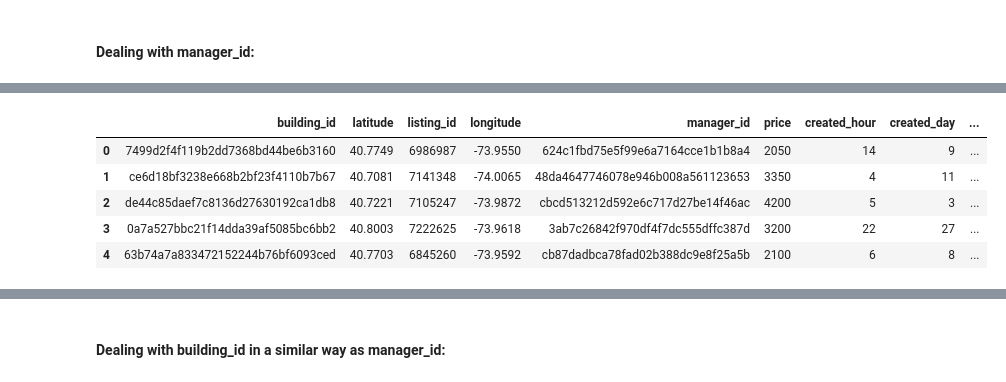
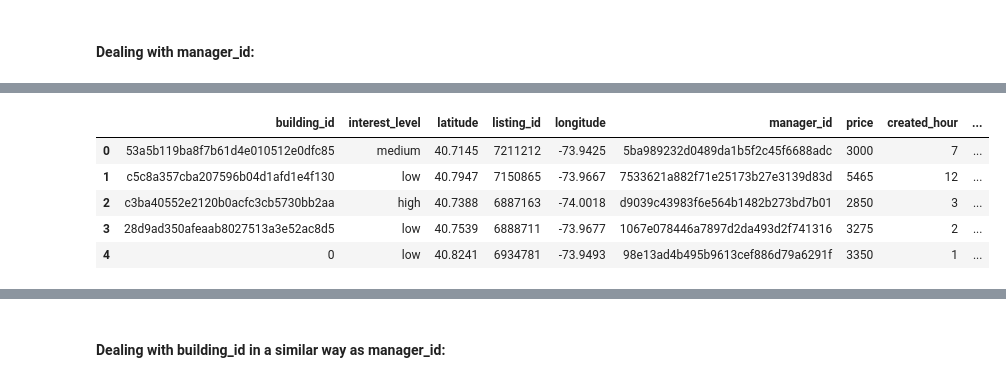
Before and after one commit to Ian-Dzindo01/Rental-Listing-Inquiries, a Jupyter notebook: Rent_listing_inqs.ipynb, the cells around one changed output, grey strips where cells are left out. Drawn from its saved outputs; the diff is of its cells as text; code cells hidden in the pictures.

```diff
--- a/Rent_listing_inqs.ipynb
+++ b/Rent_listing_inqs.ipynb
@@ -114,0 +75,5 @@ X_train.head()
+# %%
+df100 = train_df[['manager_id','interest_level']]
+interest_dummies = pd.get_dummies(df100['interest_level'])
+df100 = pd.concat([df100,interest_dummies[['low','medium','high']]], axis = 1).drop('interest_level', axis = 1)
+df100.head()
@@ -114,0 +87,6 @@ X_train.head()
+# %%
+gby = pd.concat([df100.groupby('manager_id').mean(),df100.groupby('manager_id').count()], axis = 1).iloc[:,:-2]
+gby.columns = ['man_low_frac','man_medium_frac','man_high_frac','man_count']
+# %%
+gby['manager_skill'] = gby['man_medium_frac']*1 + gby['man_high_frac']*2
+gby.sort_values(by = 'man_count', ascending = False).head()
@@ -114,0 +101,4 @@ X_train.head()
+# %%
+
+mean_values = gby[['man_low_frac','man_medium_frac','man_high_frac','manager_skill']].mean()
+mean_values
@@ -115,13 +133,13 @@ X_train.head()
 # %%
-# add the features computed on the training dataset to the validation dataset
-X_test = X_test.merge(temp.reset_index(),how='left', left_on='manager_id', right_on='manager_id')
-new_manager_ixes = X_test['man_high_frac'].isnull()
-X_test.loc[new_manager_ixes,['man_high_frac','man_low_frac', 'man_medium_frac','manager_skill']] = mean_values.values
-X_test.head()
+# add the features computed on the training dataset to the test_df dataset
+test_df = train_df.merge(gby.reset_index(),how='left', left_on='manager_id', right_on='manager_id')
+new_manager_ixes = test_df['man_high_frac'].isnull()
+test_df.loc[new_manager_ixes,['man_high_frac','man_low_frac', 'man_medium_frac','manager_skill']] = mean_values.values
+test_df.head()
 # %% [output]
-|  | building_id | latitude | listing_id | longitude | manager_id | price | created_hour | created_day | ... |
-| 0 | 7499d2f4f119b2dd7368bd44be6b3160 | 40.7749 | 6986987 | -73.9550 | 624c1fbd75e5f99e6a7164cce1b1b8a4 | 2050 | 14 | 9 | ... |
-| 1 | ce6d18bf3238e668b2bf23f4110b7b67 | 40.7081 | 7141348 | -74.0065 | 48da4647746078e946b008a561123653 | 3350 | 4 | 11 | ... |
-| 2 | de44c85daef7c8136d27630192ca1db8 | 40.7221 | 7105247 | -73.9872 | cbcd513212d592e6c717d27be14f46ac | 4200 | 5 | 3 | ... |
-| 3 | 0a7a527bbc21f14dda39af5085bc6bb2 | 40.8003 | 7222625 | -73.9618 | 3ab7c26842f970df4f7dc555dffc387d | 3200 | 22 | 27 | ... |
-| 4 | 63b74a7a833472152244b76bf6093ced | 40.7703 | 6845260 | -73.9592 | cb87dadbca78fad02b388dc9e8f25a5b | 2100 | 6 | 8 | ... |
+|  | building_id | interest_level | latitude | listing_id | longitude | manager_id | price | created_hour | ... |
+| 0 | 53a5b119ba8f7b61d4e010512e0dfc85 | medium | 40.7145 | 7211212 | -73.9425 | 5ba989232d0489da1b5f2c45f6688adc | 3000 | 7 | ... |
+| 1 | c5c8a357cba207596b04d1afd1e4f130 | low | 40.7947 | 7150865 | -73.9667 | 7533621a882f71e25173b27e3139d83d | 5465 | 12 | ... |
+| 2 | c3ba40552e2120b0acfc3cb5730bb2aa | high | 40.7388 | 6887163 | -74.0018 | d9039c43983f6e564b1482b273bd7b01 | 2850 | 3 | ... |
+| 3 | 28d9ad350afeaab8027513a3e52ac8d5 | low | 40.7539 | 6888711 | -73.9677 | 1067e078446a7897d2da493d2f741316 | 3275 | 2 | ... |
+| 4 | 0 | low | 40.8241 | 6934781 | -73.9493 | 98e13ad4b495b9613cef886d79a6291f | 3350 | 1 | ... |
```
Also changed, not shown: parts of 38 cells of this notebook, 1 other file.
